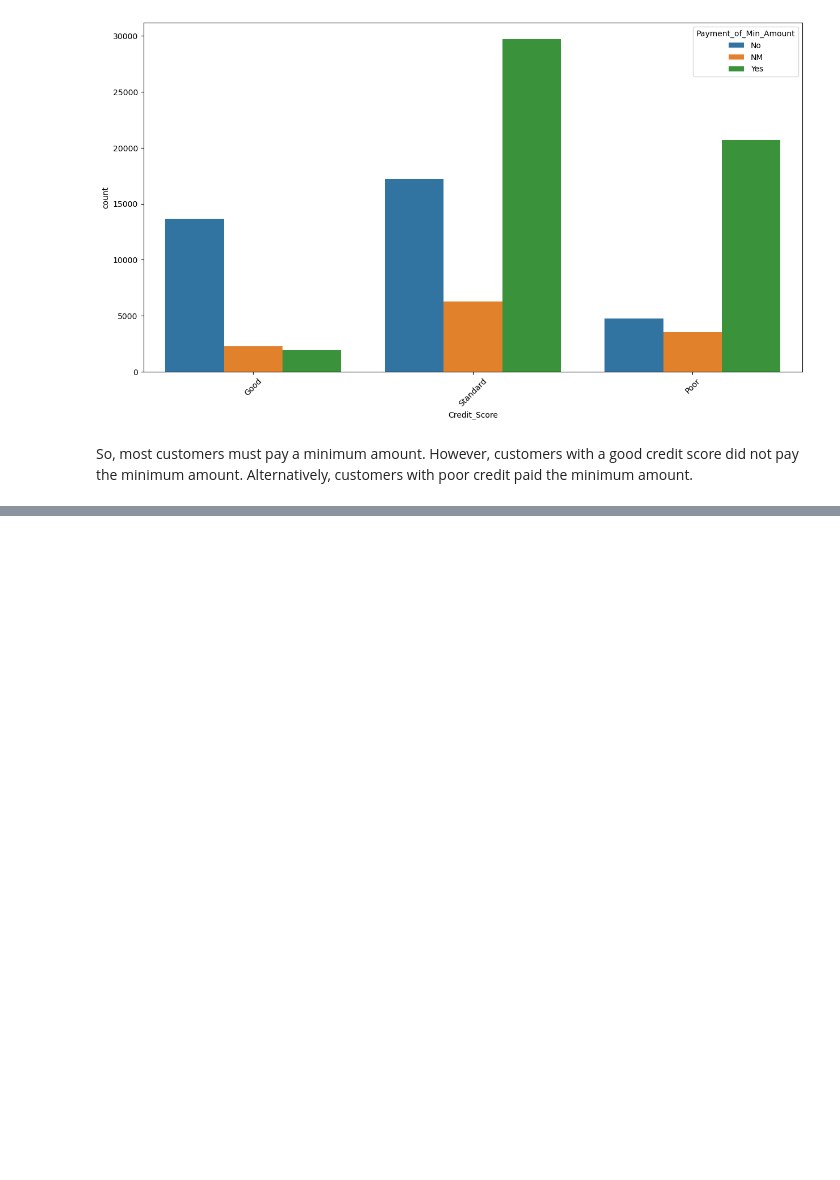
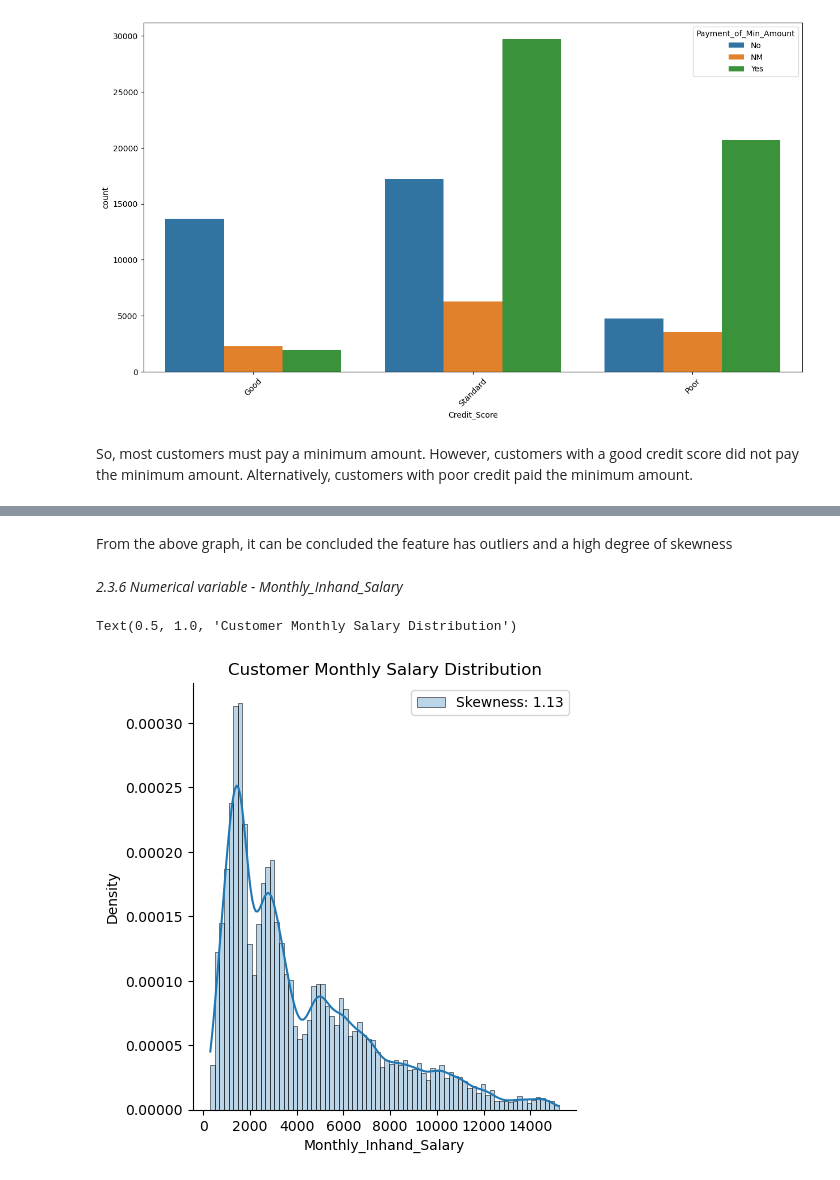
Before and after one commit to AakashRevankar/ML_projects, a Jupyter notebook: 2_Classification.ipynb, the cells around one changed output, grey strips where cells are left out. Cells and saved outputs as stored; diff of their text form; code cells hidden in the pictures; blank space fills up the shorter version.

Commit message:
Analysis of Monthly Inhand salary added

```diff
--- a/2_Classification.ipynb
+++ b/2_Classification.ipynb
@@ -334,0 +336,15 @@ Text(0.5, 1.0, 'Customer Age Distribution')
+# %% [markdown]
+From the above graph, it can be concluded the feature has outliers and a high degree of skewness
+# %% [markdown]
+_2.3.6 Numerical variable - Monthly_Inhand_Salary_
+# %%
+### Understanding the distribution of the column - Monthly_Inhand_Salary
+
+sns.displot(df['Monthly_Inhand_Salary'], stat = "density",
+            alpha=0.3, kde = 'True',
+            label = 'Skewness: %.2f'%(df['Monthly_Inhand_Salary'].skew()))
+plt.legend(loc = 'best')
+plt.title('Customer Monthly Salary Distribution')
+# %% [output]
+Text(0.5, 1.0, 'Customer Monthly Salary Distribution')
+[figure, added]
```
Also changed, not shown: parts of 5 cells of this notebook.
